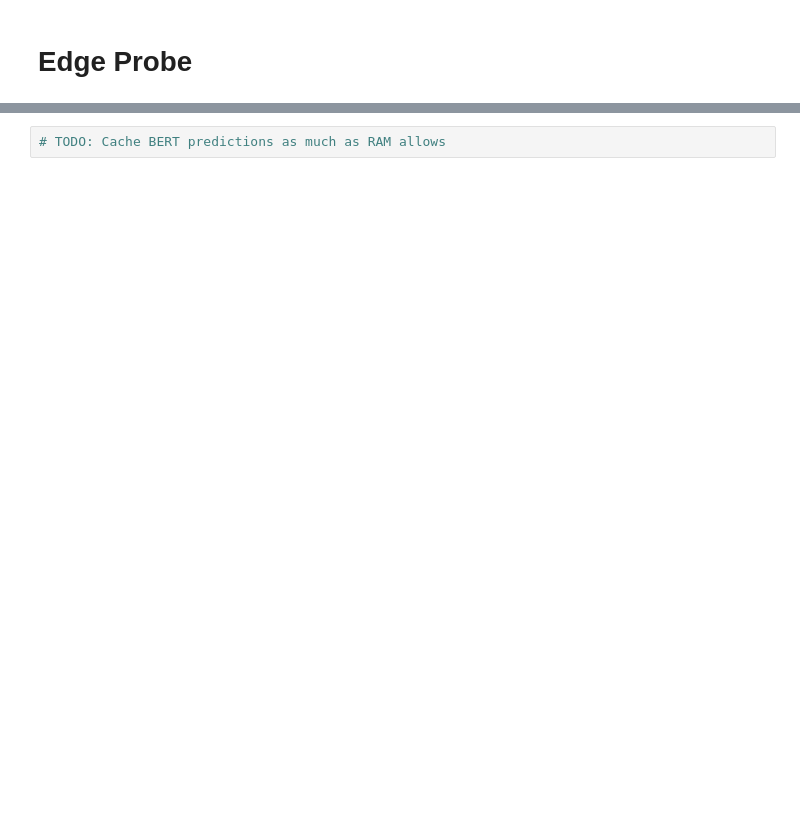
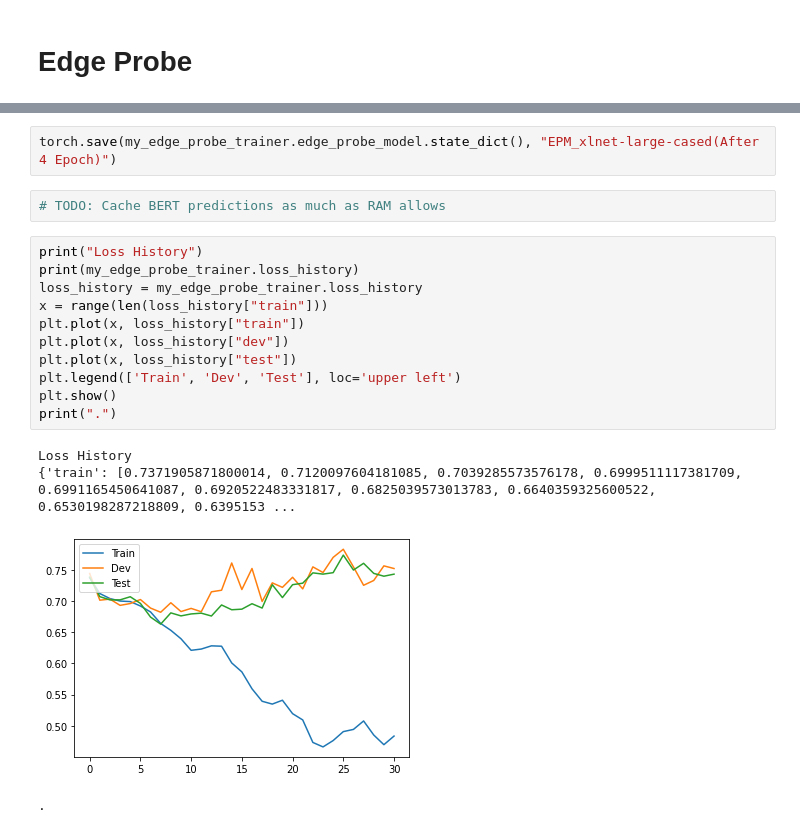
Before and after one commit to mohsenfayyaz/edge-probe, a Jupyter notebook: Edge_Probing_Full.ipynb, the cells around one changed output, grey strips where cells are left out. Drawn from its saved outputs; the diff is of its cells as text; blank space fills up the shorter version.

```diff
--- a/Edge_Probing_Full.ipynb
+++ b/Edge_Probing_Full.ipynb
@@ -595,3 +767,21 @@ loss: 0.046684655084391125
 KeyboardInterrupt: ignored
+# %%
+torch.save(my_edge_probe_trainer.edge_probe_model.state_dict(), "EPM_xlnet-large-cased(After 4 Epoch)")
 # %%
 # TODO: Cache BERT predictions as much as RAM allows
+# %%
+print("Loss History")
+print(my_edge_probe_trainer.loss_history)
+loss_history = my_edge_probe_trainer.loss_history
+x = range(len(loss_history["train"]))
+plt.plot(x, loss_history["train"])
+plt.plot(x, loss_history["dev"])
+plt.plot(x, loss_history["test"])
+plt.legend(['Train', 'Dev', 'Test'], loc='upper left')
+plt.show()
+print(".")
+# %% [output]
+Loss History
+{'train': [0.7371905871800014, 0.7120097604181085, 0.7039285573576178, 0.6999511117381709, 0.6991165450641087, 0.6920522483331817, 0.6825039573013783, 0.6640359325600522, 0.6530198287218809, 0.6395153 ...
+[figure, added]
+.
```
Also changed, not shown: parts of 15 cells of this notebook.
